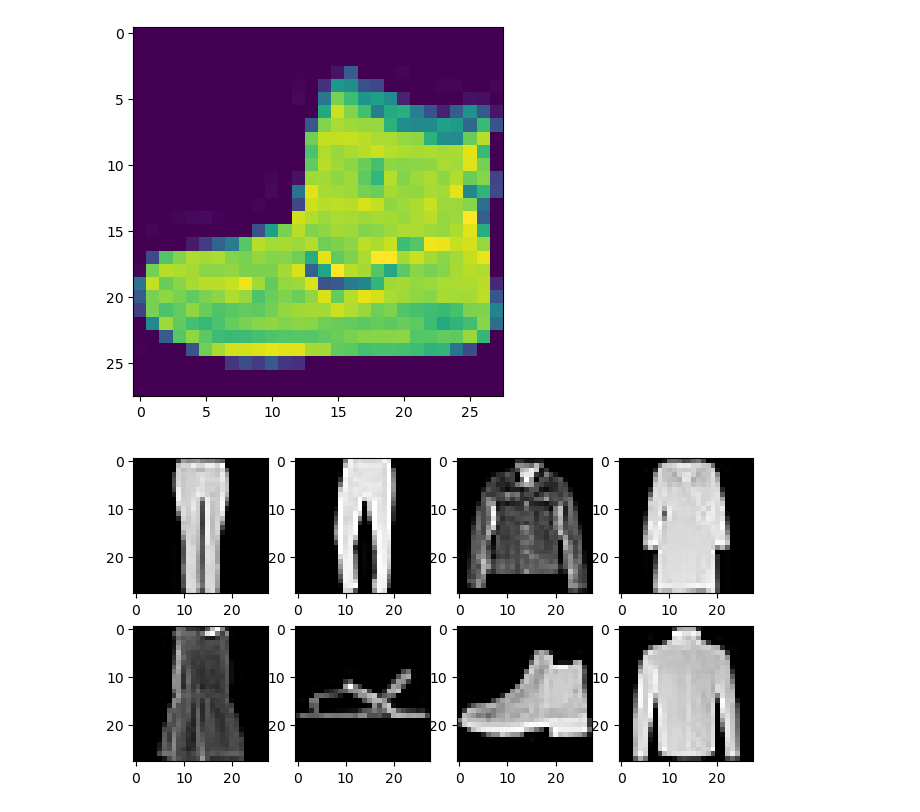
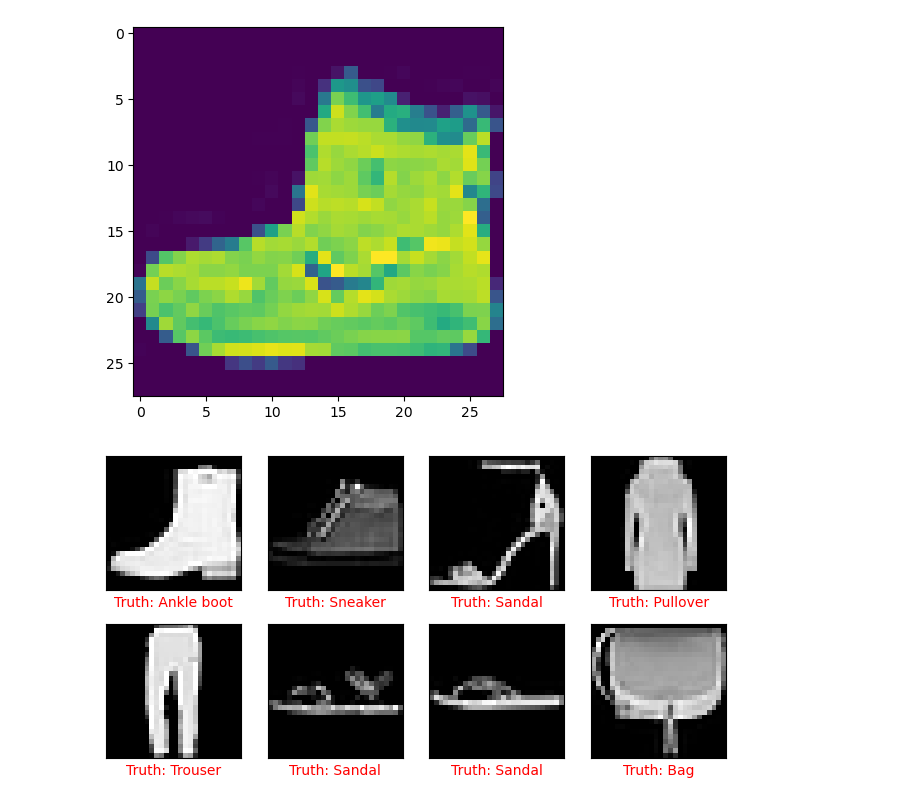
Before and after one commit to khang3004/FashionMNIST-MLP-CNN, a Jupyter notebook: Untitled-1.ipynb, the cells around one changed output. Drawn from its saved outputs; the diff is of its cells as text; code cells hidden in the pictures.

Commit message:
fix plot_data(): delete ticks and add label for each image

```diff
--- a/Untitled-1.ipynb
+++ b/Untitled-1.ipynb
@@ -50,13 +50,16 @@ plt.imshow(X_train[0]);
 # %%
 def plot_data(x_data, y_data):
     n_rows, n_cols = 2,4
     fig, axes = plt.subplots(n_rows, n_cols, figsize =(8,4))
 
     len_x = x_data.shape[0]
     for idx in range(n_rows*n_cols):
         ax = axes[idx//n_cols, idx % n_cols]
         img_idx = random.randint(0, len_x)
         ax.imshow(x_data[img_idx], cmap = 'gray')
+        ax.set(xticks = [], yticks = [])
+        true_label_str = f'Truth: {class_names[y_data[img_idx]]}'
+        ax.set_xlabel(true_label_str, color = 'red')
 plot_data(X_train, y_train)
 # %% [output]
-[figure, old version]
+[figure, new version]
```
